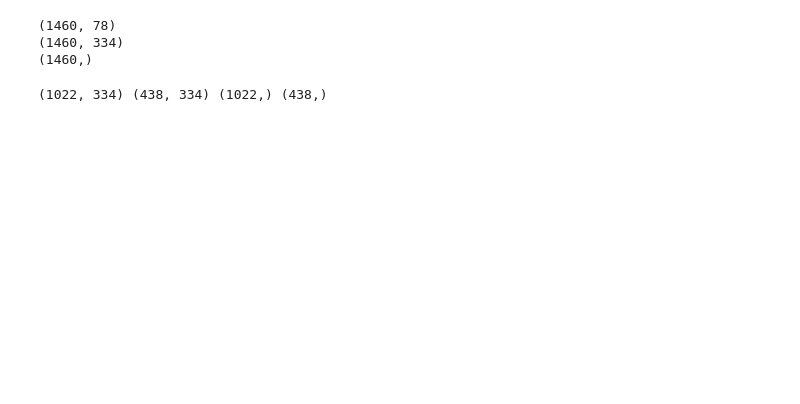
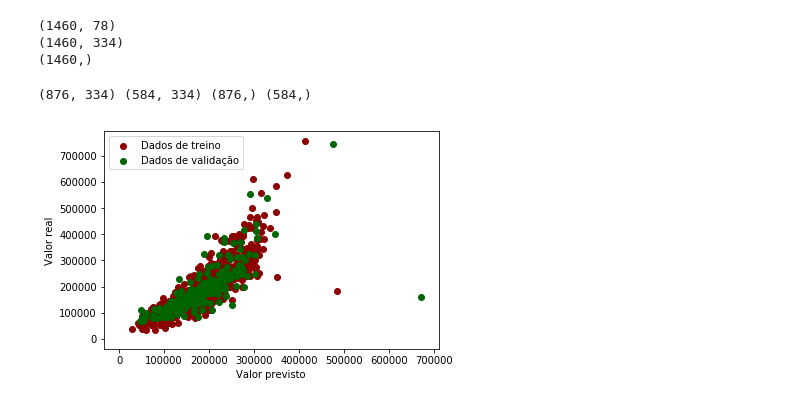
Before and after one commit to bermr/house-prices, a Jupyter notebook: house-prices-prediction.ipynb, the cells around one changed output. Drawn from its saved outputs; the diff is of its cells as text; code cells hidden in the pictures; blank space fills up the shorter version.

```diff
--- a/house-prices-prediction.ipynb
+++ b/house-prices-prediction.ipynb
@@ -139,8 +140,8 @@ print(model.feature_importances_)
 # %%
 from sklearn.model_selection import train_test_split, cross_val_score
 
-X_train,X_test,y_train,y_test = train_test_split(dummiestrain, prices, test_size = 0.3,random_state= 0)
+X_train,X_test,y_train,y_test = train_test_split(dummiestrain, prices, test_size = 0.4,random_state=0)
 
 print(X_train.shape, X_test.shape, y_train.shape, y_test.shape)
 # %% [output]
-(1022, 334) (438, 334) (1022,) (438,)
+(876, 334) (584, 334) (876,) (584,)
@@ -147 +157,11 @@ print(X_train.shape, X_test.shape, y_train.shape, y_test.shape)
+# %%
+plt.scatter(train_pre, y_train, c = "darkred",  label = "Dados de treino")
+plt.scatter(test_pre,y_test, c = "darkgreen",  label = "Dados de validação")
+plt.xlabel("Valor previsto")
+plt.ylabel("Valor real")
+plt.legend(loc = "upper left")
+plt.hlines(y = 0, xmin = 10.5, xmax = 13.5, color = "red")
+plt.show()
+# %% [output]
+[figure, added]
 # %%
```
Also changed, not shown: parts of 11 cells of this notebook.
